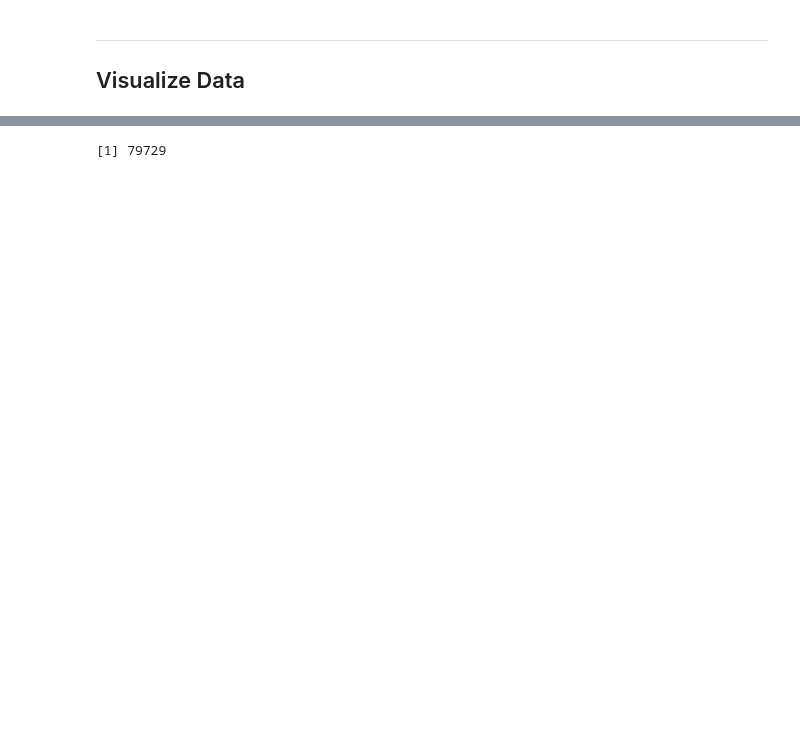
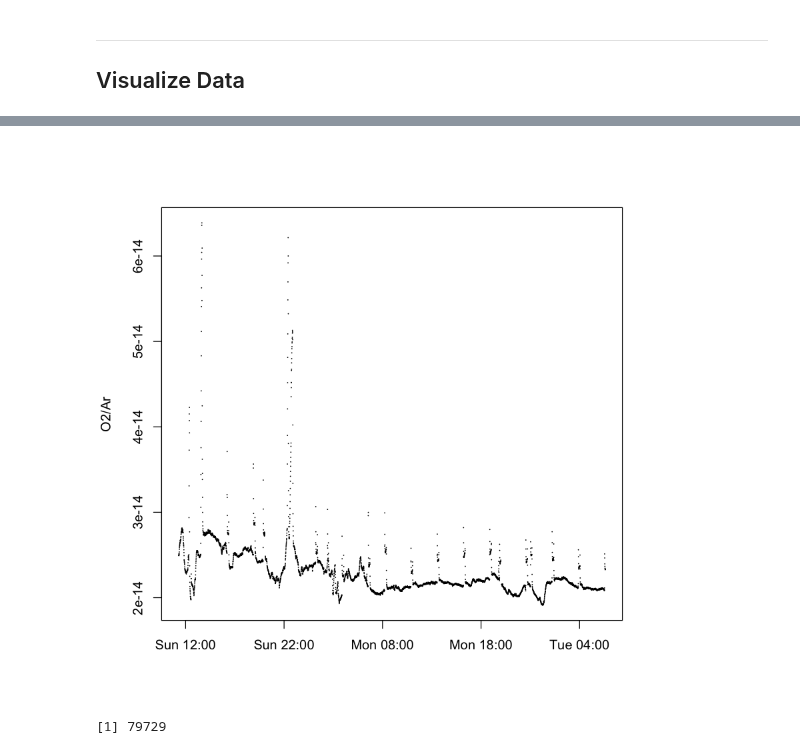
Before and after one commit to tbrycekelly/MIMS-TBK, a Jupyter notebook: Generate Input- MIMS.ipynb, the cells around one changed output, grey strips where cells are left out. Saved outputs shown, nothing was run; the diff lists cells and outputs as text; code cells hidden in the pictures; blank space fills up the shorter version.

```diff
--- a/Generate Input- MIMS.ipynb
+++ b/Generate Input- MIMS.ipynb
@@ -150,3 +157,8 @@ plot(data$time[l], data$TP[l], pch=16, cex=0.2, ylab='Pressure', xlab='')
+# %%
+
+plot(data$time[c(10000:15000)], data$X44[c(10000:15000)] * data$X18[c(10000:15000)] * 1000, pch=16, cex=0.2, ylab='O2/Ar', xlab='')
+# %% [output]
+[figure, added]
 # %%
 nrow(data)
 # %% [output]
```
Also changed, not shown: parts of 4 cells of this notebook, 2 other files.
